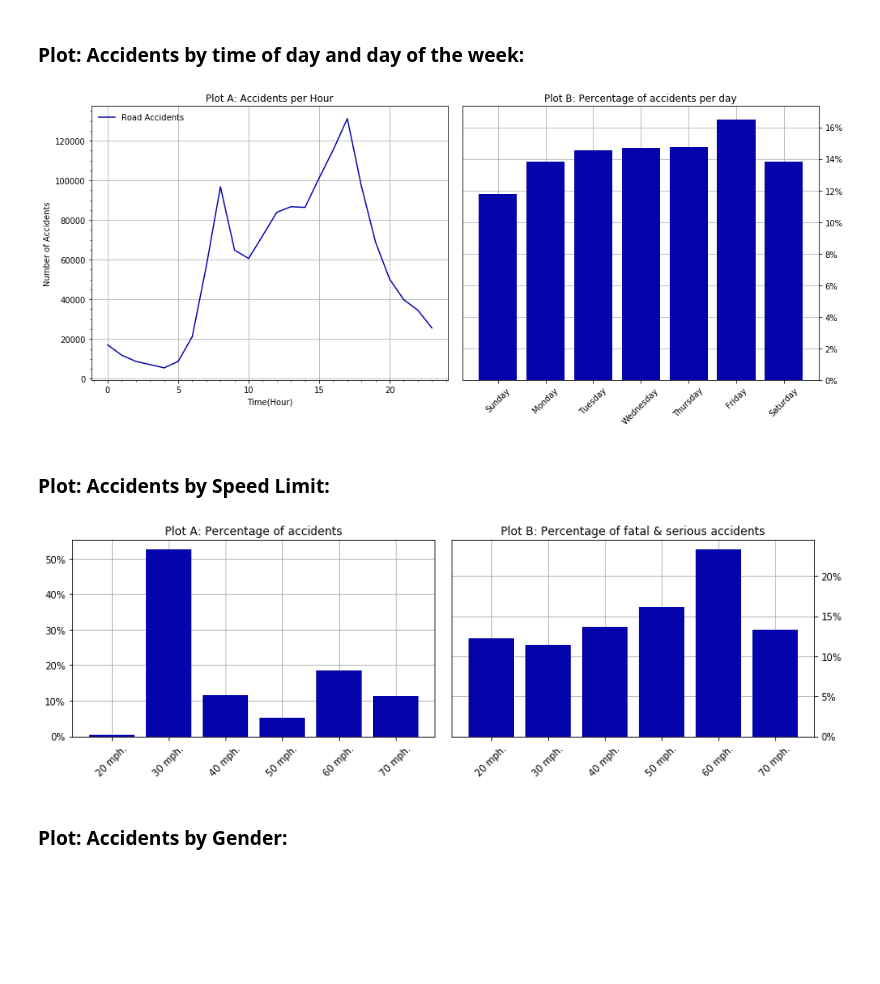
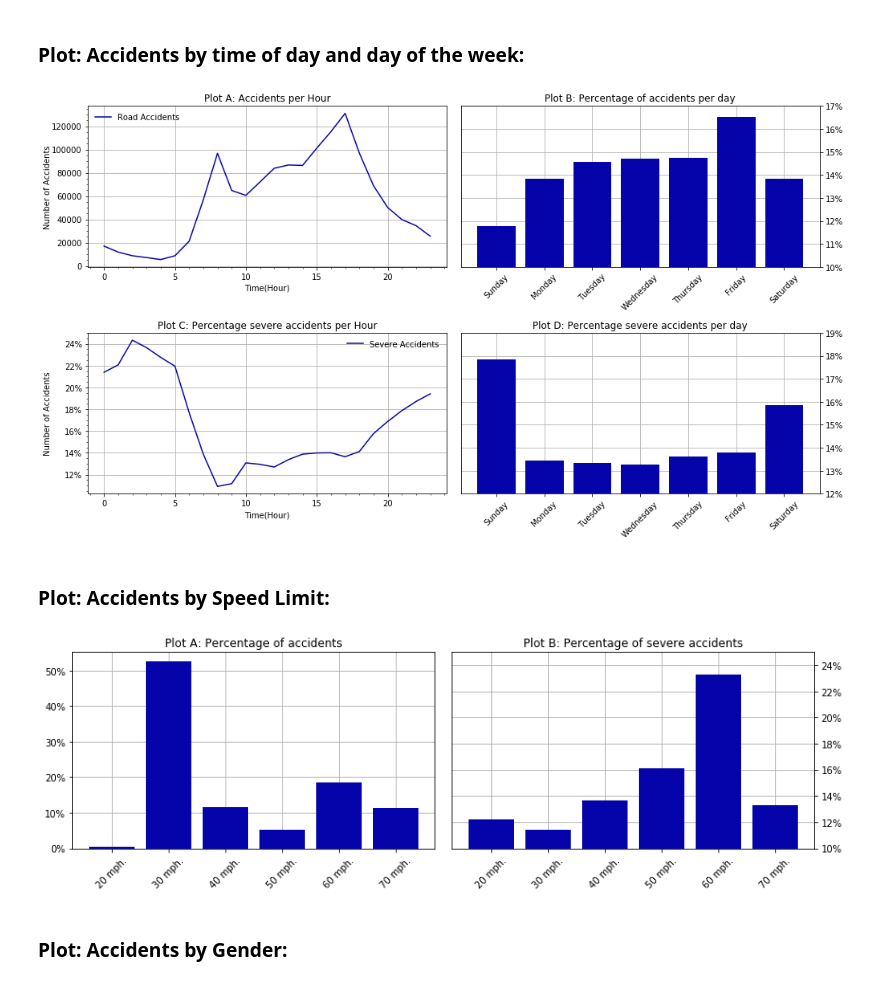
Before and after one commit to mathias2100/Group-30, a Jupyter notebook: SDS.ipynb, the cells around one changed output. Drawn from its saved outputs; the diff is of its cells as text; code cells hidden in the pictures; blank space fills up the shorter version.

```diff
--- a/SDS.ipynb
+++ b/SDS.ipynb
@@ -29,8 +29,13 @@ vehicles_2016 = pd.read_csv(url[0], compression='zip')
 accidents_2016 = pd.read_csv(url[1], compression='zip')
 vehicles_2015 = pd.read_csv(url[2], compression='zip')
 accidents_2015 = pd.read_csv(url[3], compression='zip')
-vehicles_05_14 = pd.read_csv("/Users/jalarsen/Desktop/School/Social Data Science/Exam/Datafile/Vehicles0514.csv")
-accidents_05_14 = pd.read_csv("/Users/jalarsen/Desktop/School/Social Data Science/Exam/Datafile/Accidents0514.csv")
+#Mathias:
+vehicles_05_14 = pd.read_csv("/Users/jarand/Documents/Stud.Polit/Social Data Science/EXAM/Vehicles0514.csv")
+accidents_05_14 = pd.read_csv("/Users/jarand/Documents/Stud.Polit/Social Data Science/EXAM/Accidents0514.csv")
+
+#Janus:
+#vehicles_05_14 = pd.read_csv("/Users/jalarsen/Desktop/School/Social Data Science/Exam/Datafile/Vehicles0514.csv")
+#accidents_05_14 = pd.read_csv("/Users/jalarsen/Desktop/School/Social Data Science/Exam/Datafile/Accidents0514.csv")
 # %% [markdown]
 ## Filtering and Adjusting the Data:
 - Each files contains around 30 columns
@@ -246,32 +276,64 @@ y1 = [sunday_pct, monday_pct, tuesday_pct, wednesday_pct, thursday_pct, friday_p
 x1_ = list(range(len(x1)))
 # %%
 #Create the plot for both figures:
-fig, (ax, ax2) = plt.subplots(nrows=1, ncols=2, figsize=(14, 6))
+#fig, (ax, ax2, axhour, axday) = plt.subplots(nrows=2, ncols=2, figsize=(14, 8))
+fig = plt.figure(figsize=(14,8))
 
 #Plot for the hour of day:
+ax = fig.add_subplot(221)
 ax.plot(hour, number_of_accidents_hour, color='#0504aa')
 ax.legend(['Road Accidents'],loc='upper left',frameon=False)
 ax.set_title('Plot A: Accidents per Hour')
 ax.set_ylabel('Number of Accidents', size = 10)
 ax.minorticks_on()
 ax.set_xlabel('Time(Hour)')
+ax.get_yaxis().set_label_coords(-0.1,0.5)
 ax.grid(True)
 
 #Plot fo the day of the week:
+ax2 = fig.add_subplot(222)
 ax2.bar(x1_, y1, color='#0504aa', zorder=3)
 ax2.set_xticklabels(x2, rotation=45)
 ax2.set_title("Plot B: Percentage of accidents per day")
 ax2.yaxis.set_label_position("right")
 ax2.yaxis.tick_right()
 ax2.grid(True, zorder=0)
-vals = ax2.get_yticks()
-ax2.set_yticklabels(['{:,.0%}'.format(x1_) for x1_ in vals]) #edit "1" to "2" if more decimals are needed.
+ax2.set_ylim([0.10, 0.17])
+vals10 = ax2.get_yticks()
+ax2.set_yticklabels(['{:,.0%}'.format(x1_) for x1_ in vals10]) #edit "1" to "2" if more decimals are needed.
+ax1 = fig.add_subplot(221)
+
+axhour = fig.add_subplot(223)
+axhour.plot(hour, percentage_severe_accidents, color='#0504aa')
+axhour.legend(['Severe Accidents'],loc='upper right',frameon=False)
+axhour.set_title('Plot C: Percentage severe accidents per Hour')
+axhour.set_ylabel('Number of Accidents', size = 10)
+axhour.minorticks_on()
+axhour.set_xlabel('Time(Hour)')
+axhour.grid(True)
+axhour.get_yaxis().set_label_coords(-0.1,0.5)
+valshour = axhour.get_yticks()
+axhour.set_yticklabels(['{:,.0%}'.format(percentage_severe_accidents) for percentage_severe_accidents in valshour]) #edit "1" to "2" if more decimals are needed.
+
+
+
+#Plot fo the day of the week:
+axday = fig.add_subplot(224)
+axday.bar(x1_, percentage_day, color='#0504aa', zorder=3)
+axday.set_xticklabels(x2, rotation=45)
+axday.set_title("Plot D: Percentage severe accidents per day")
+axday.yaxis.set_label_position("right")
+axday.yaxis.tick_right()
+axday.set_ylim([0.12, 0.19])
+axday.grid(True, zorder=0)
+valsday = axday.get_yticks()
+axday.set_yticklabels(['{:,.0%}'.format(percentage_day) for percentage_day in valsday]) #edit "1" to "2" if more decimals are needed.
 
 fig.tight_layout()
 
 plt.savefig('DayHour.png')
 # %% [output]
-[figure, old version]
+[figure, new version]
 # %% [markdown]
 ### Plot: Accidents by Speed Limit:
 # %%
@@ -332,9 +394,10 @@ ax3.set_yticklabels(['{:,.0%}'.format(x_) for x_ in vals]) #edit "1" to "2" if m
 #Figure 2:
 ax4.bar(x3_, y3, color='#0504aa', zorder=3)
 ax4.set_xticklabels(x33, rotation=45)
-ax4.set_title("Plot B: Percentage of fatal & serious accidents")
+ax4.set_title("Plot B: Percentage of severe accidents")
 ax4.yaxis.set_label_position("right")
 ax4.yaxis.tick_right()
+ax4.set_ylim([0.10, 0.25])
 vals = ax4.get_yticks()
 ax4.grid(True, zorder=0)
 ax4.set_yticklabels(['{:,.0%}'.format(x3_) for x3_ in vals]) #edit "1" to "2" if more decimals are needed.
@@ -342,7 +405,7 @@ ax4.set_yticklabels(['{:,.0%}'.format(x3_) for x3_ in vals]) #edit "1" to "2" if
 fig2.tight_layout()
 plt.savefig('Speedlimit.png')
 # %% [output]
-[figure, old version]
+[figure, new version]
 # %% [markdown]
 ### Plot: Accidents by Gender:
 # %%
```
Also changed, not shown: parts of 6 cells of this notebook, 6 other files.
